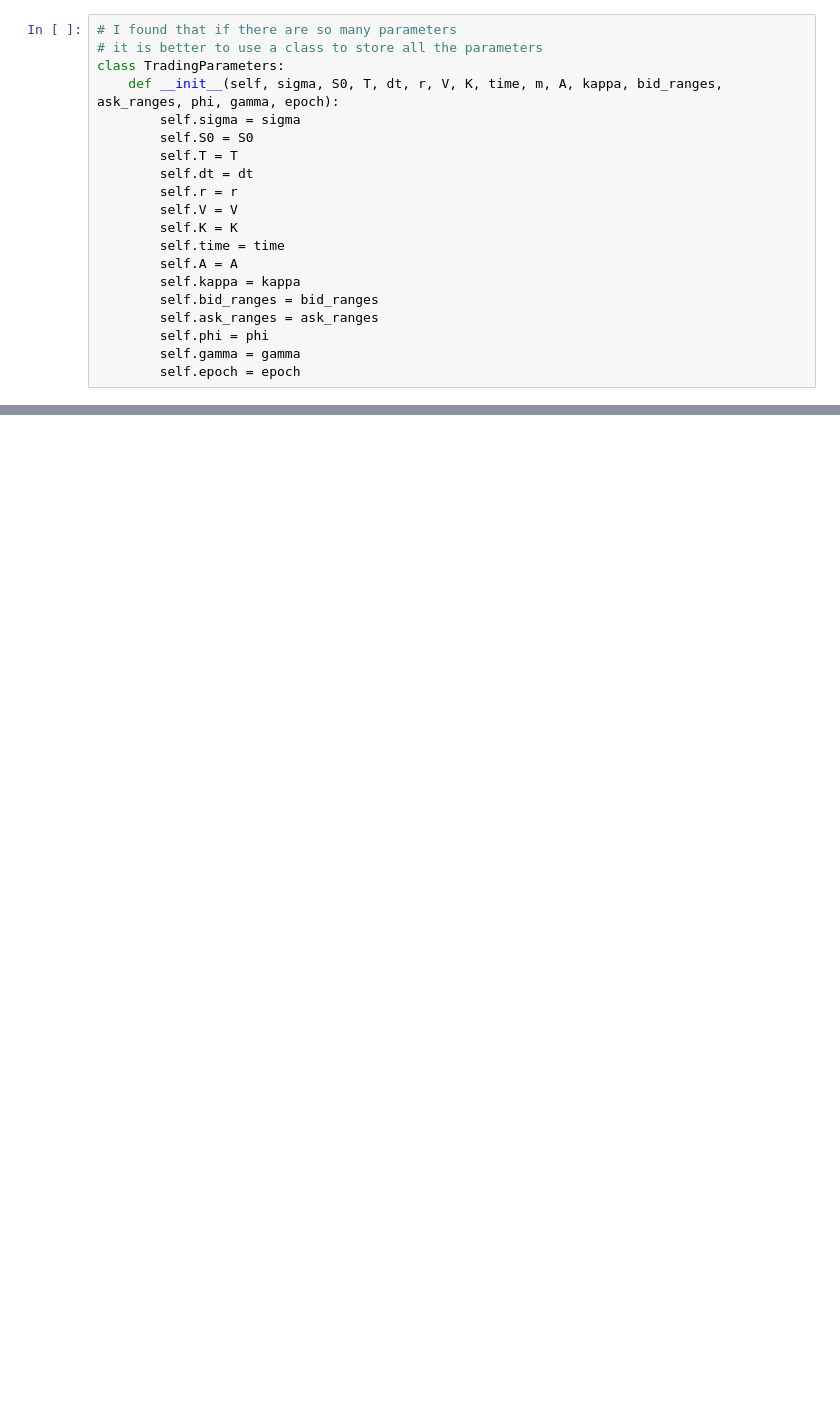
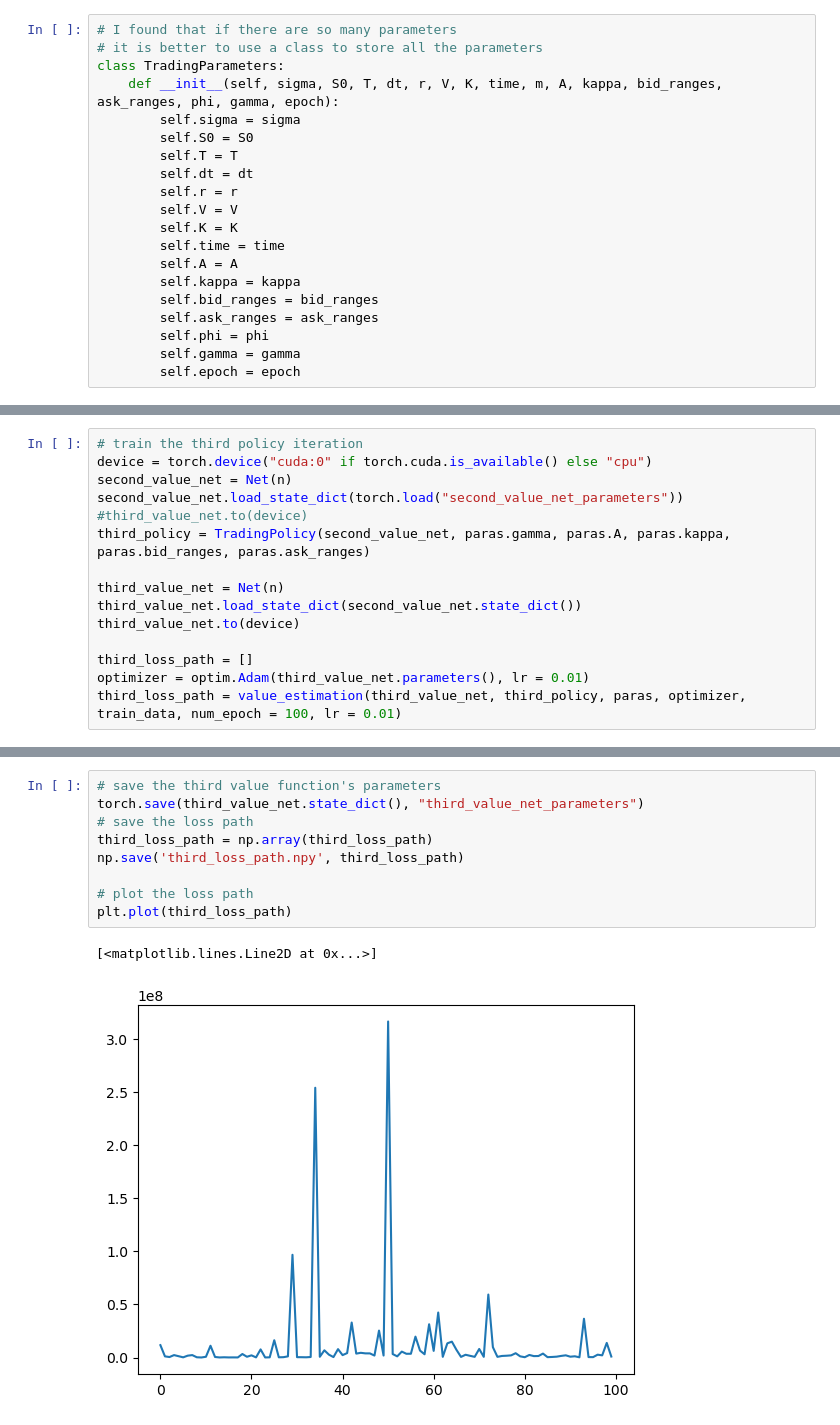
Before and after one commit to Zhou-spec/Option_Market_Making, a Jupyter notebook: 2024_file/test.ipynb, the cells around one changed output, grey strips where cells are left out. Drawn from its saved outputs; the diff is of its cells as text; blank space fills up the shorter version.

```diff
--- a/2024_file/test.ipynb
+++ b/2024_file/test.ipynb
@@ -110,0 +238,15 @@ loss:  48580444.0
+# %%
+# train the third policy iteration
+device = torch.device("cuda:0" if torch.cuda.is_available() else "cpu")
+second_value_net = Net(n)
+second_value_net.load_state_dict(torch.load("second_value_net_parameters"))
+#third_value_net.to(device)
+third_policy = TradingPolicy(second_value_net, paras.gamma, paras.A, paras.kappa, paras.bid_ranges, paras.ask_ranges)
+
+third_value_net = Net(n)
+third_value_net.load_state_dict(second_value_net.state_dict())
+third_value_net.to(device)
+
+third_loss_path = []
+optimizer = optim.Adam(third_value_net.parameters(), lr = 0.01)
+third_loss_path = value_estimation(third_value_net, third_policy, paras, optimizer, train_data, num_epoch = 100, lr = 0.01)
@@ -110,0 +271,12 @@ loss:  48580444.0
+# %%
+# save the third value function's parameters
+torch.save(third_value_net.state_dict(), "third_value_net_parameters")
+# save the loss path
+third_loss_path = np.array(third_loss_path)
+np.save('third_loss_path.npy', third_loss_path)
+
+# plot the loss path
+plt.plot(third_loss_path)
+# %% [output]
+[<matplotlib.lines.Line2D at 0x...>]
+[figure, added]
```
Also changed, not shown: parts of 18 cells of this notebook, 25 other files.
